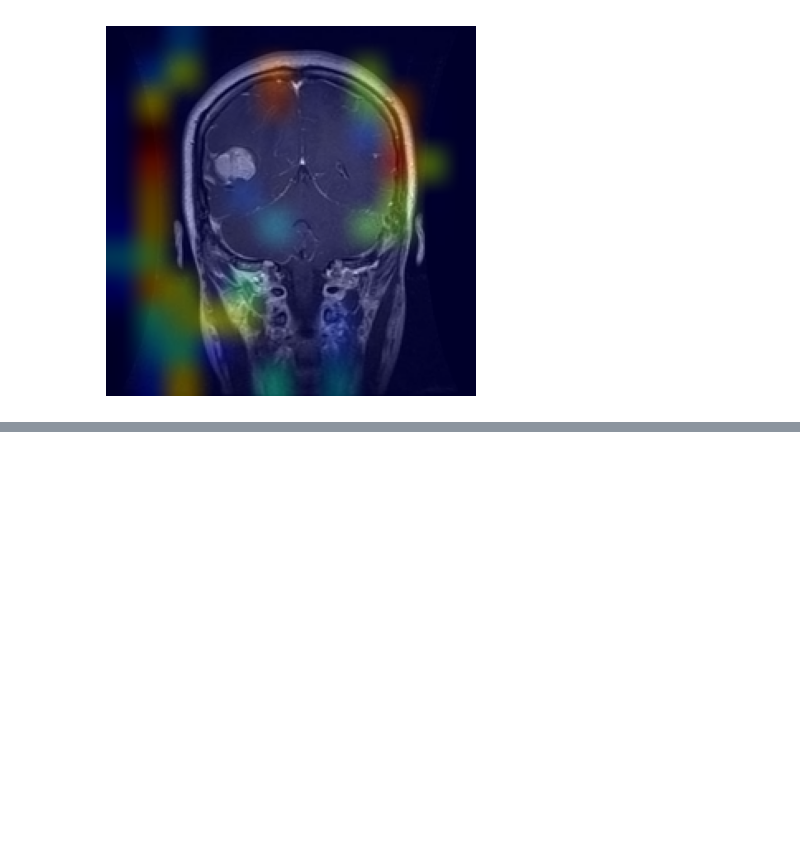
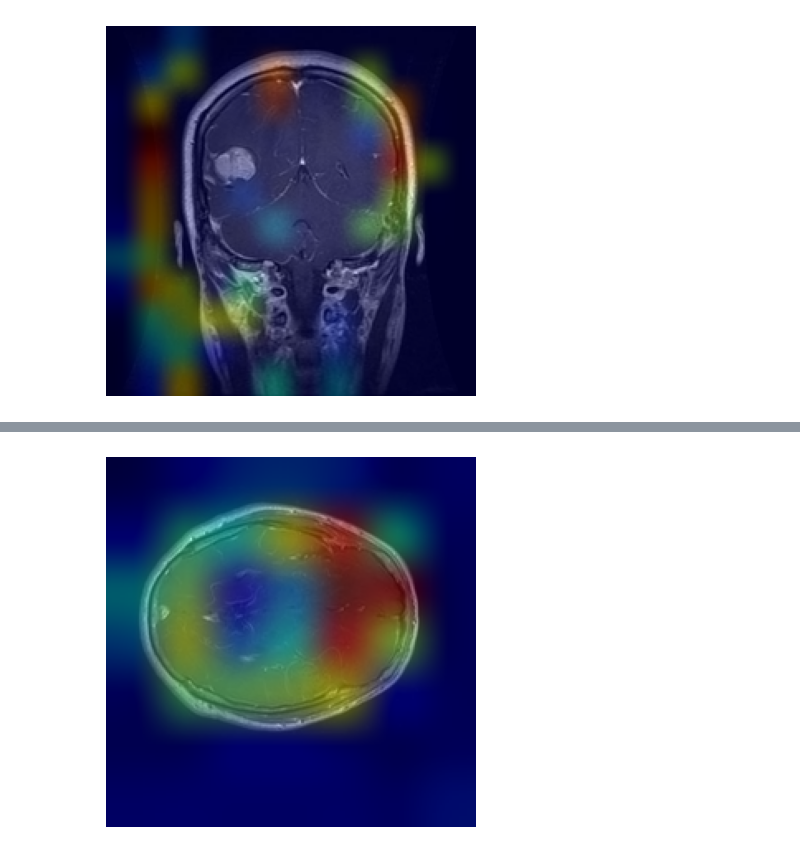
Before and after one commit to simonwilliams32/MRI_project, a Jupyter notebook: notebooks/XAI.ipynb, the cells around one changed output, grey strips where cells are left out. Saved outputs shown, nothing was run; the diff lists cells and outputs as text; code cells hidden in the pictures; blank space fills up the shorter version.

```diff
--- a/notebooks/XAI.ipynb
+++ b/notebooks/XAI.ipynb
@@ -1348,0 +1295,4 @@ plt.show()
+# %%
+save_and_display_gradcam(img, heatmap)
+# %% [output]
+[figure, added]
```
Also changed, not shown: parts of 23 cells of this notebook.
